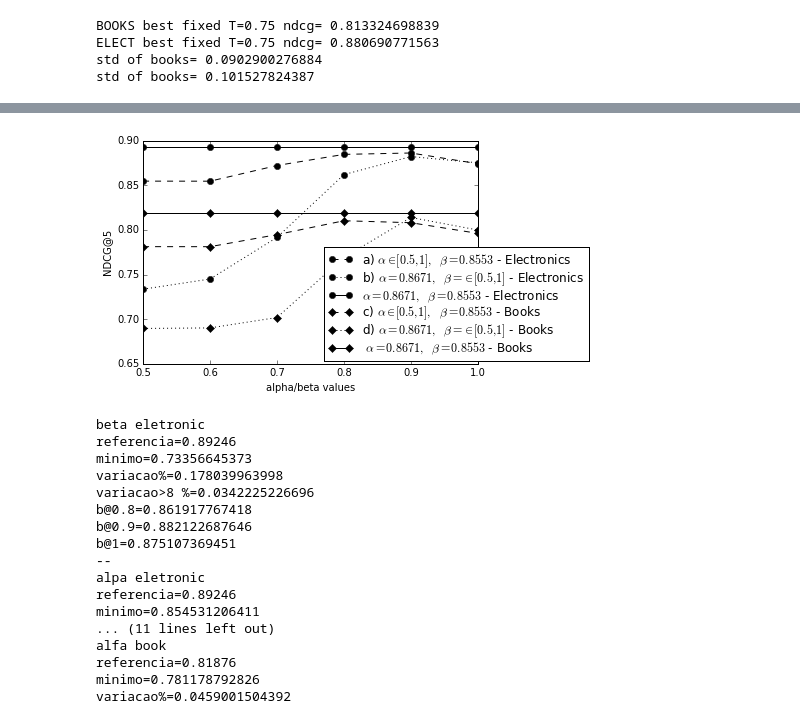
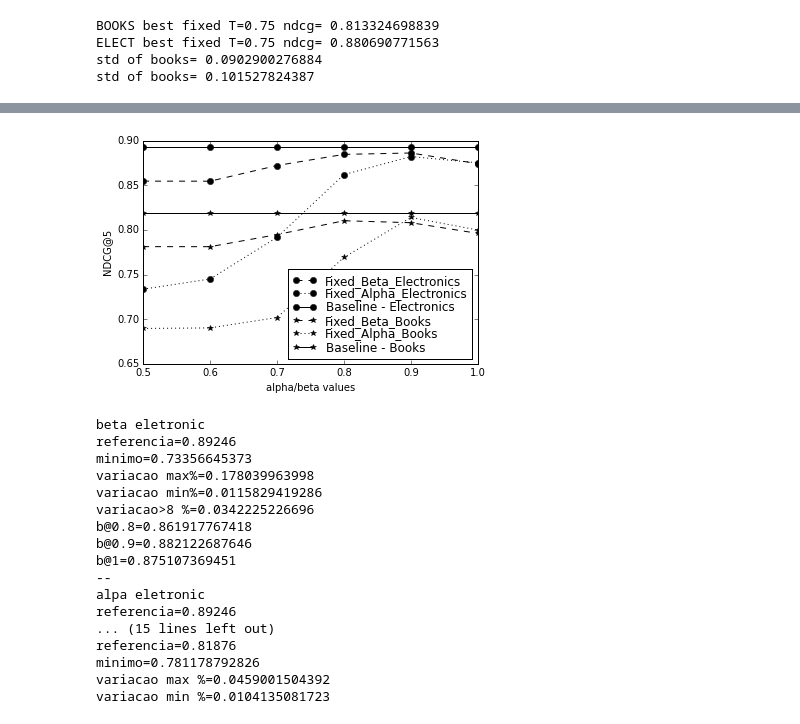
Before and after one commit to vwoloszyn/MRR, a Jupyter notebook: DYNAMIC_THRESHOLD_ANALYSIS.ipynb, the cells around one changed output, grey strips where cells are left out. Cells and saved outputs as stored; diff of their text form; code cells hidden in the pictures.

```diff
--- a/DYNAMIC_THRESHOLD_ANALYSIS.ipynb
+++ b/DYNAMIC_THRESHOLD_ANALYSIS.ipynb
@@ -195,46 +195,47 @@ def smooth(x,beta):
     window_len=11
     # extending the data at beginning and at the end
     # to apply the window at the borders
     s = np.r_[x[window_len-1:0:-1],x,x[-1:-window_len:-1]]
     w = np.kaiser(window_len,beta)
     y = np.convolve(w/w.sum(),s,mode='valid')
     return y[5:len(y)-5]
 
 #eletronic_dinamic_t_a
 
-plt.plot(eletronic_a,  marker='o', c='k',linestyle='--',label=r'a) $\alpha \in [0.5,1], \; \beta=0.8553 $' + " - Electronics" )
+plt.plot(eletronic_a,  marker='o', c='k',linestyle='--',label="Fixed_Beta_Electronics" )
 
-plt.plot(eletronic_b,  marker='o', c='k',linestyle='dotted',label=r'b) $\alpha=0.8671, \; \beta=\in [0.5,1]$' + " - Electronics")
+plt.plot(eletronic_b,  marker='o', c='k',linestyle='dotted',label="Fixed_Alpha_Electronics")
 
 
-plt.plot(electro_base ,marker='o', c='k',label=r'$\alpha=0.8671, \; \beta=0.8553$' + " - Electronics")
+plt.plot(electro_base ,marker='o', c='k',label="Baseline - Electronics")
 
 
 ##BOOK"c) Fixed Beta - Book"
-plt.plot(book_a ,marker='D', c='k',linestyle='--',label=r'c) $\alpha \in [0.5,1], \; \beta=0.8553 $' + " - Books" )
+plt.plot(book_a ,marker='*', c='k',linestyle='--',label="Fixed_Beta_Books" )
 
-plt.plot(book_b ,marker='D', c='k',linestyle='dotted',label=r'd) $\alpha=0.8671, \; \beta=\in [0.5,1] $' + " - Books")
+plt.plot(book_b ,marker='*', c='k',linestyle='dotted',label="Fixed_Alpha_Books")
 
 
-plt.plot(books_base ,marker='D', c='k',label=r' $\alpha=0.8671, \; \beta=0.8553$' + " - Books")
+plt.plot(books_base ,marker='*', c='k',label= "Baseline - Books")
 
 
 
-plt.legend(bbox_to_anchor=(1.35, 0.55), labelspacing=0.03)
+plt.legend(bbox_to_anchor=(1.0, 0.45), labelspacing=0.03,markerscale=1)
 plt.xticks( np.arange(0,6,1), np.arange(0.5,1.1,0.1))
 plt.xlabel('alpha/beta values')
 plt.ylabel('NDCG@5')
 
 #plt.xticks(np.arange(min(eletronic_a), max(eletronic_a), 1.0))
 
 plt.show( )
 # %% [output]
-[figure, old version]
+[figure, new version]
 # %%
 print "beta eletronic"
 print "referencia=" + str(np.max(electro_base))
 print "minimo=" + str(np.min(eletronic_b))
-print "variacao%=" + str(1- (np.min(eletronic_b)/float(np.max(electro_base))))
+print "variacao max%=" + str(1- (np.min(eletronic_b)/float(np.max(electro_base))))
+print "variacao min%=" + str(1- (np.max(eletronic_b)/float(np.max(electro_base))))
 print "variacao>8 %=" + str(1- (eletronic_b[3]/float(np.max(electro_base))))
 print "b@0.8=" + str(eletronic_b[3])
 print "b@0.9=" + str(eletronic_b[4])
@@ -245,16 +246,17 @@ print "--"
 print "alpa eletronic"
 print "referencia=" + str(np.max(electro_base))
 print "minimo=" + str(np.min(eletronic_a))
-print "variacao%=" + str(1- (np.min(eletronic_a)/float(np.max(electro_base))))
+print "variacao max%=" + str(1- (np.min(eletronic_a)/float(np.max(electro_base))))
+print "variacao min%=" + str(1- (np.max(eletronic_a)/float(np.max(electro_base))))
 
 print "--"
 
 print "beta book"
 print "referencia=" + str(np.max(books_base))
 print "minimo=" + str(np.min(book_b))
-print "variacao%=" + str(1- (np.min(book_b)/float(np.max(books_base))))
+print "variacao max%=" + str(1- (np.min(book_b)/float(np.max(books_base))))
+print "variacao min%=" + str(1- (np.max(book_b)/float(np.max(books_base))))
 print "variacao>8 %=" + str(1- (book_b[3]/float(np.max(books_base))))
-
 print "b@0.8= " + str(book_b[3])
 print "b@0.9= " + str(book_b[4])
 print "b@1= " + str(book_b[5])
@@ -264,12 +266,14 @@ print "--"
 print "alfa book"
 print "referencia=" + str(np.max(books_base))
 print "minimo=" + str(np.min(book_a))
-print "variacao%=" + str(1- (np.min(book_a)/float(np.max(books_base))))
+print "variacao max %=" + str(1- (np.min(book_a)/float(np.max(books_base))))
+print "variacao min %=" + str(1- (np.max(book_a)/float(np.max(books_base))))
 # %% [output]
 beta eletronic
 referencia=0.89246
 minimo=0.73356645373
-variacao%=0.178039963998
+variacao max%=0.178039963998
+variacao min%=0.0115829419286
 variacao>8 %=0.0342225226696
 b@0.8=0.861917767418
 b@0.9=0.882122687646
@@ -277,9 +281,8 @@ b@1=0.875107369451
 --
 alpa eletronic
 referencia=0.89246
-minimo=0.854531206411
-... (11 lines left out)
-alfa book
+... (15 lines left out)
 referencia=0.81876
 minimo=0.781178792826
-variacao%=0.0459001504392
+variacao max %=0.0459001504392
+variacao min %=0.0104135081723
```
Also changed, not shown: 4 other files.
